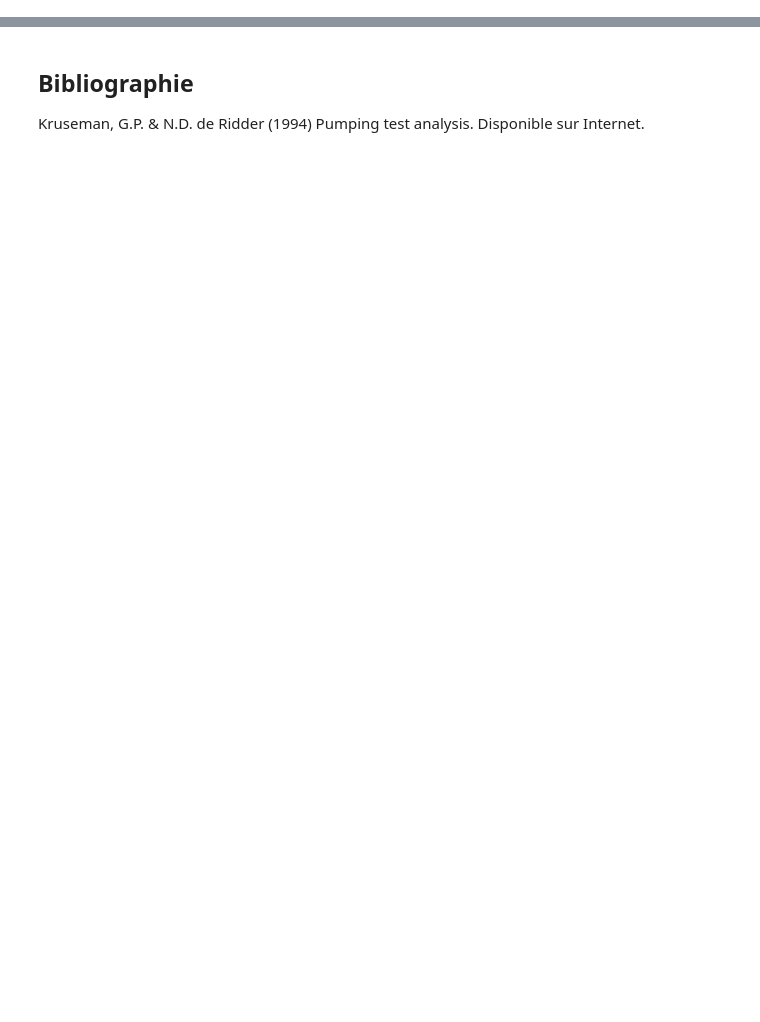
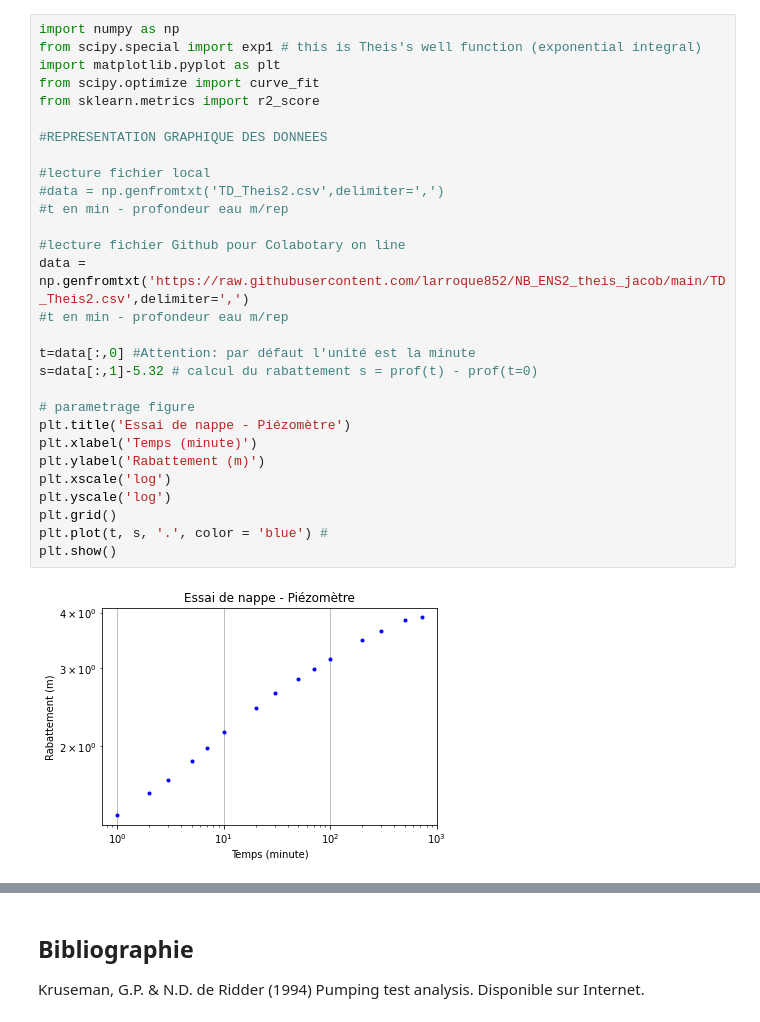
Before and after one commit to larroque852/NB_ENS2_theis_jacob, a Jupyter notebook: ENS2_Nappe_Theis.ipynb, the cells around one changed output, grey strips where cells are left out. Drawn from its saved outputs; the diff is of its cells as text; blank space fills up the shorter version.

```diff
--- a/ENS2_Nappe_Theis.ipynb
+++ b/ENS2_Nappe_Theis.ipynb
@@ -209,0 +216,31 @@ S  = 2.0e-04 [-]
+# %%
+import numpy as np
+from scipy.special import exp1 # this is Theis's well function (exponential integral)
+import matplotlib.pyplot as plt
+from scipy.optimize import curve_fit
+from sklearn.metrics import r2_score
+
+#REPRESENTATION GRAPHIQUE DES DONNEES
+
+#lecture fichier local
+#data = np.genfromtxt('TD_Theis2.csv',delimiter=',')
+#t en min - profondeur eau m/rep
+
+#lecture fichier Github pour Colabotary on line
+data = np.genfromtxt('https://raw.githubusercontent.com/larroque852/NB_ENS2_theis_jacob/main/TD_Theis2.csv',delimiter=',')
+#t en min - profondeur eau m/rep
+
+t=data[:,0] #Attention: par défaut l'unité est la minute
+s=data[:,1]-5.32 # calcul du rabattement s = prof(t) - prof(t=0)
+
+# parametrage figure
+plt.title('Essai de nappe - Piézomètre')
+plt.xlabel('Temps (minute)')
+plt.ylabel('Rabattement (m)')
+plt.xscale('log')
+plt.yscale('log')
+plt.grid()
+plt.plot(t, s, '.', color = 'blue') #
+plt.show()
+# %% [output]
+[figure, added]
```
Also changed, not shown: parts of 21 cells of this notebook.
